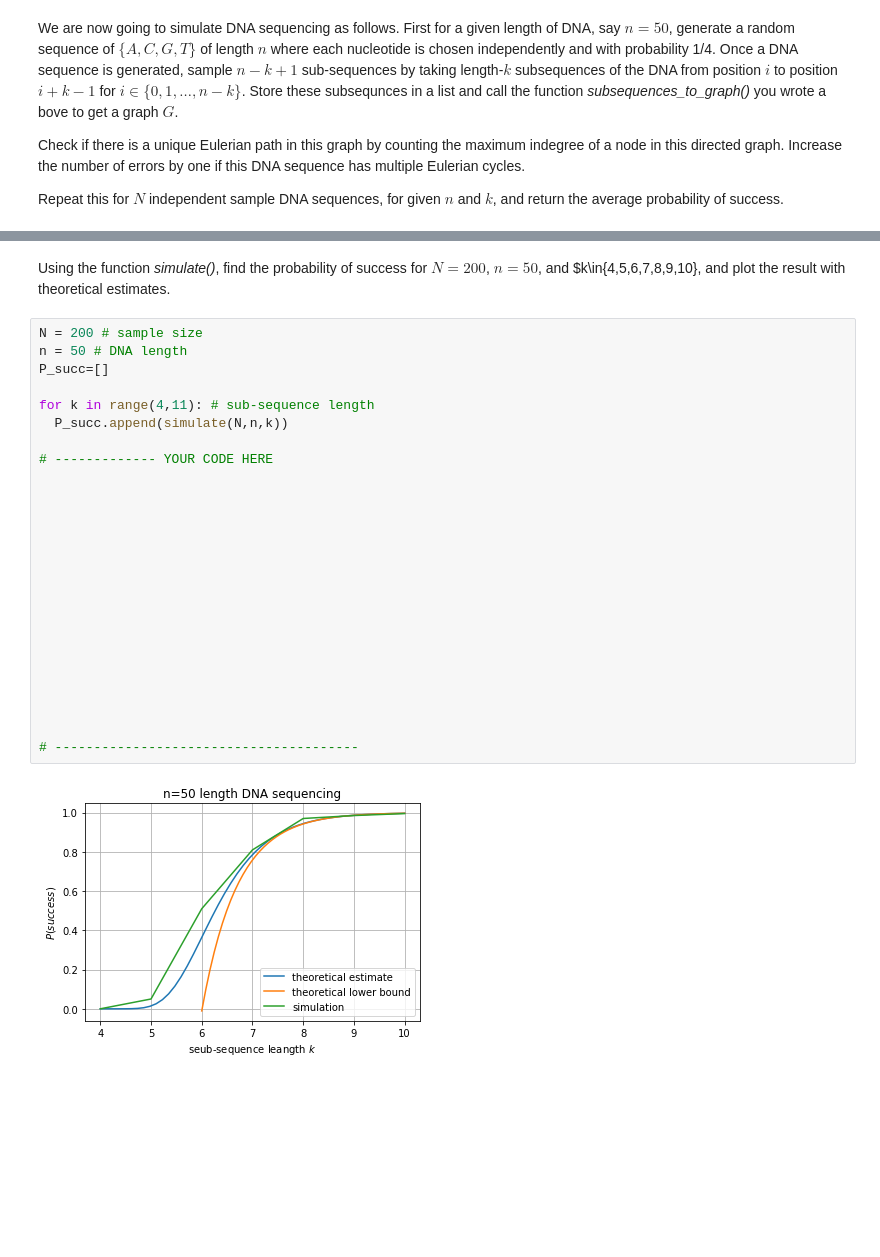
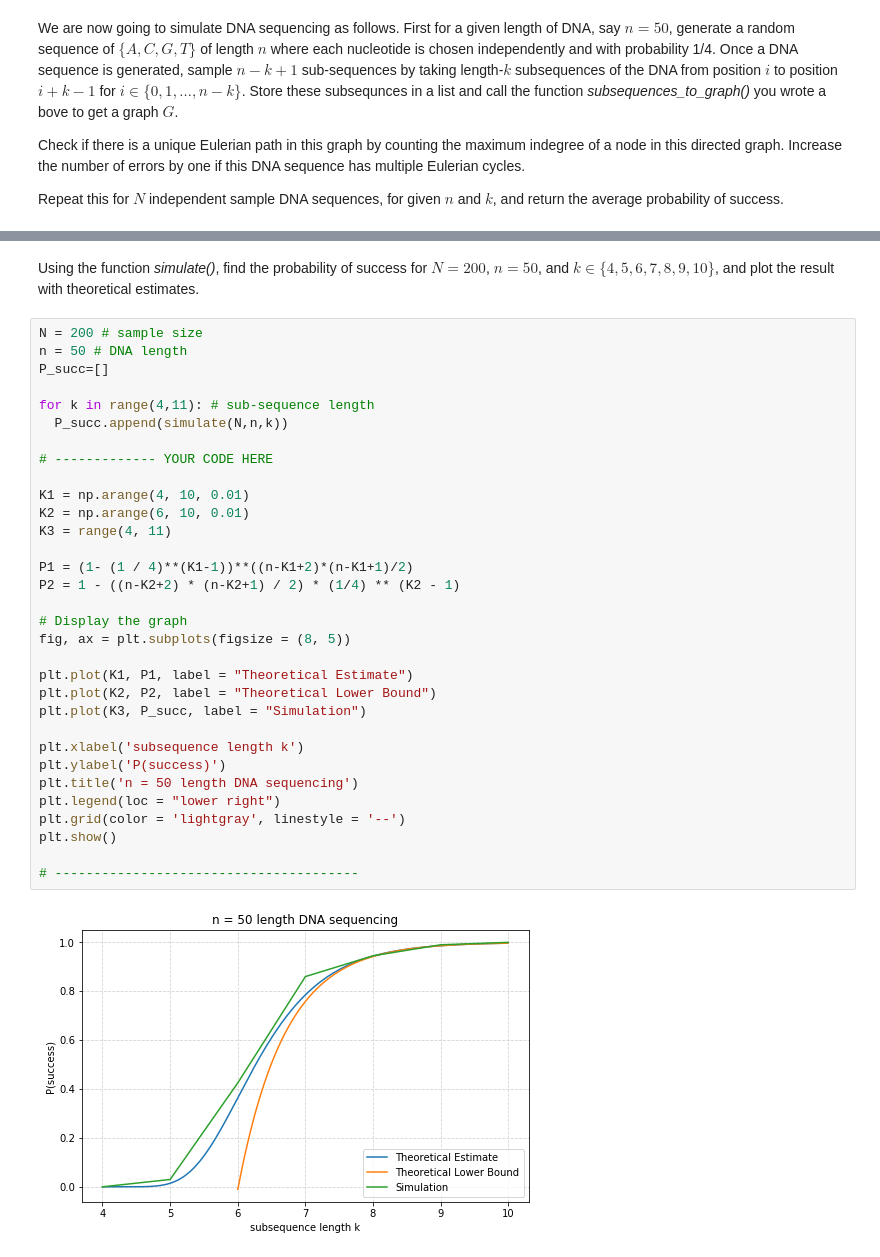
Before and after one commit to Richard-Hendricks/UIUC-Fall-2017, a Jupyter notebook: IE_532/Exercises/1Eulerian_ex.ipynb, the cells around one changed output, grey strips where cells are left out. Saved outputs shown, nothing was run; the diff lists cells and outputs as text; blank space fills up the shorter version.

```diff
--- a/IE_532/Exercises/1Eulerian_ex.ipynb
+++ b/IE_532/Exercises/1Eulerian_ex.ipynb
@@ -367,29 +278,36 @@ simulate(1000,50,7)
 # %% [markdown]
-Using the function *simulate()*, find the probability of success for $N=200$, $n=50$, and $k\in\{4,5,6,7,8,9,10\}, and plot the result with theoretical estimates.
+Using the function *simulate()*, find the probability of success for $N=200$, $n=50$, and $k\in\{4,5,6,7,8,9,10\}$, and plot the result with theoretical estimates.
-# %%
-N = 200 # sample size
-n = 50 # DNA length
-P_succ=[]
-
-for k in range(4,11): # sub-sequence length
-  P_succ.append(simulate(N,n,k))
-
-# ------------- YOUR CODE HERE
-
-
-
-
-
-
-
-
-
-
-
-
-
-
-
-# ---------------------------------------
-# %% [output]
-[figure, removed]
+# %%
+N = 200 # sample size
+n = 50 # DNA length
+P_succ=[]
+
+for k in range(4,11): # sub-sequence length
+  P_succ.append(simulate(N,n,k))
+
+# ------------- YOUR CODE HERE
+
+K1 = np.arange(4, 10, 0.01)
+K2 = np.arange(6, 10, 0.01)
+K3 = range(4, 11)
+
+P1 = (1- (1 / 4)**(K1-1))**((n-K1+2)*(n-K1+1)/2)
+P2 = 1 - ((n-K2+2) * (n-K2+1) / 2) * (1/4) ** (K2 - 1)
+
+# Display the graph
+fig, ax = plt.subplots(figsize = (8, 5))
+
+plt.plot(K1, P1, label = "Theoretical Estimate")
+plt.plot(K2, P2, label = "Theoretical Lower Bound")
+plt.plot(K3, P_succ, label = "Simulation")
+
+plt.xlabel('subsequence length k')
+plt.ylabel('P(success)')
+plt.title('n = 50 length DNA sequencing')
+plt.legend(loc = "lower right")
+plt.grid(color = 'lightgray', linestyle = '--')
+plt.show()
+
+# ---------------------------------------
+# %% [output]
+[figure, added]
```
Also changed, not shown: parts of 11 cells of this notebook.
